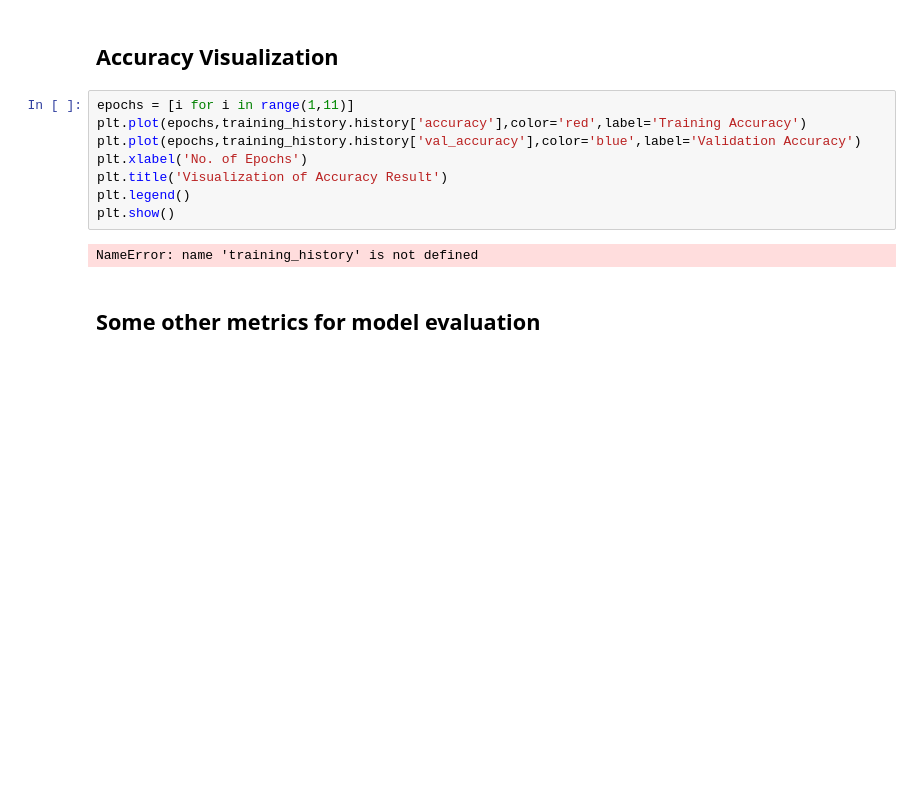
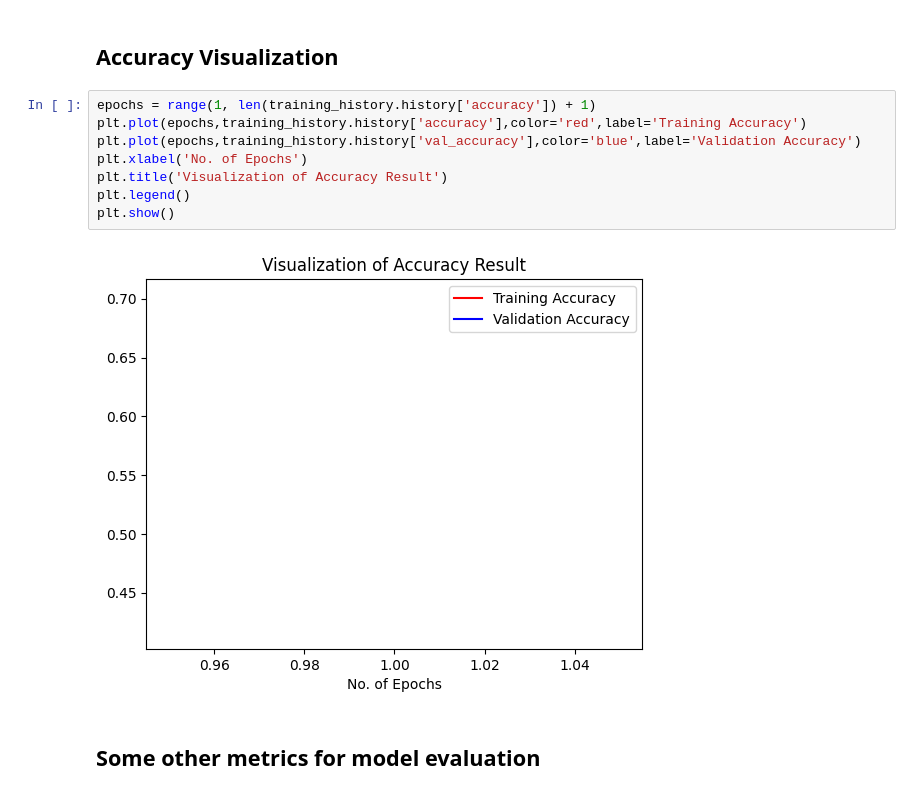
Before and after one commit to Elifelete-Cavalcante20/Projeto_Agrcultura_De_Precisao, a Jupyter notebook: feature/Plant_Disease_Prediction/Train_plant_disease.ipynb, the cells around one changed output. Drawn from its saved outputs; the diff is of its cells as text; blank space fills up the shorter version.

```diff
--- a/feature/Plant_Disease_Prediction/Train_plant_disease.ipynb
+++ b/feature/Plant_Disease_Prediction/Train_plant_disease.ipynb
@@ -210,15 +205,15 @@ NameError: name 'training_history' is not defined
 # %% [markdown]
 ## Accuracy Visualization
 # %%
-epochs = [i for i in range(1,11)]
+epochs = range(1, len(training_history.history['accuracy']) + 1)
 plt.plot(epochs,training_history.history['accuracy'],color='red',label='Training Accuracy')
 plt.plot(epochs,training_history.history['val_accuracy'],color='blue',label='Validation Accuracy')
 plt.xlabel('No. of Epochs')
 plt.title('Visualization of Accuracy Result')
 plt.legend()
 plt.show()
 # %% [output]
-NameError: name 'training_history' is not defined
+[figure, added]
 # %% [markdown]
 ## Some other metrics for model evaluation
 # %%
```
Also changed, not shown: parts of 11 cells of this notebook.
